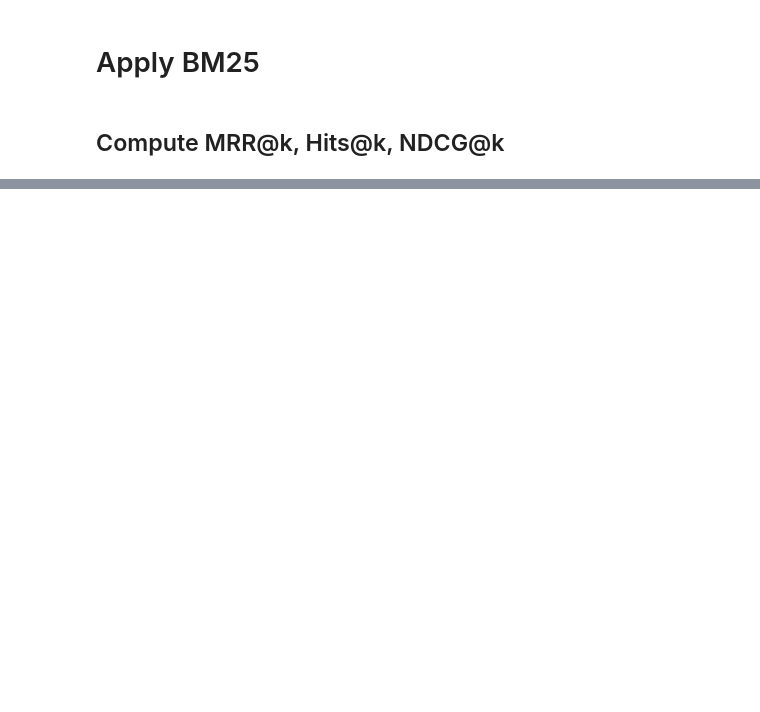
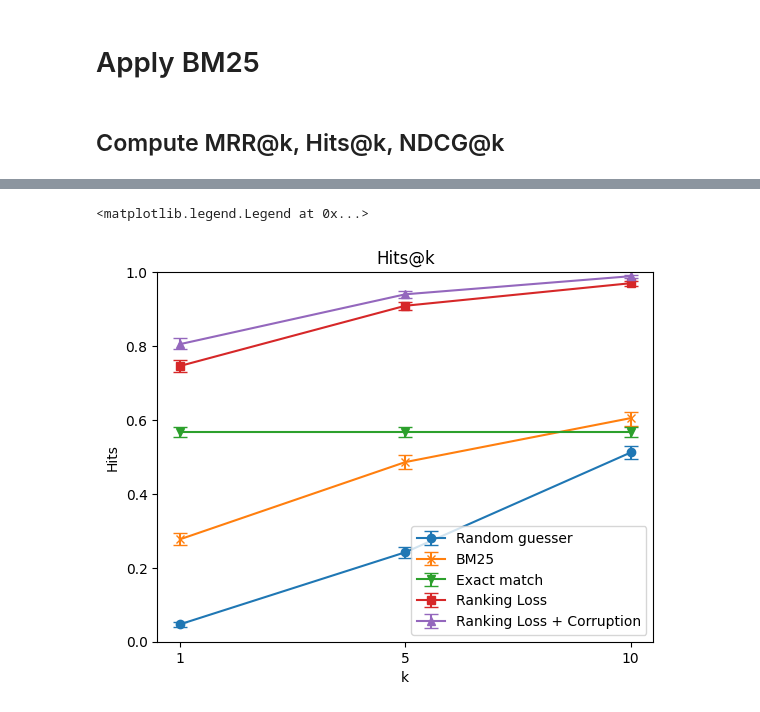
Before and after one commit to epfl-dlab/multilingual-entity-insertion, a Jupyter notebook: data_modelling/compare_models.ipynb, the cells around one changed output, grey strips where cells are left out. Drawn from its saved outputs; the diff is of its cells as text; code cells hidden in the pictures; blank space fills up the shorter version.

```diff
--- a/data_modelling/compare_models.ipynb
+++ b/data_modelling/compare_models.ipynb
@@ -194,0 +216,4 @@ Hits
+# %%
+hits_at_k_bm25 = compute_hits(test_df['bm25_rank'].tolist())
+stratified_hits_at_k_bm25 = compute_stratified_hits(test_df['bm25_rank'].tolist(
+), test_df['noise_strategy'].tolist(), test_df['noise_strategy'].unique().tolist())
@@ -194,0 +234,4 @@ Hits
+# %%
+hits_at_k_exact = compute_hits(test_df['exact_match_rank'].tolist())
+stratified_hits_at_k_exact = compute_stratified_hits(test_df['exact_match_rank'].tolist(
+), test_df['noise_strategy'].tolist(), test_df['noise_strategy'].unique().tolist())
@@ -194,0 +280,16 @@ Hits
+# %%
+# Plot Hits
+fig, ax = plt.subplots()
+ax.set_title('Hits@k')
+ax.set_xlabel('k')
+ax.set_ylabel('Hits')
+ax.set_ylim(0, 1)
+ax.errorbar(hits_at_k_random.keys(), [hits_at_k_random[k]['score'] for k in hits_at_k_random.keys()], yerr=[[hits_at_k_random[k]['score'] - hits_at_k_random[k]['cl'][0] for k in hits_at_k_random.keys()], [hits_at_k_random[k]['cl'][1] - hits_at_k_random[k]['score'] for k in hits_at_k_random.keys()]], label='Random guesser', marker='o', capsize=5)
+ax.errorbar(hits_at_k_bm25.keys(), [hits_at_k_bm25[k]['score'] for k in hits_at_k_bm25.keys()], yerr=[[hits_at_k_bm25[k]['score'] - hits_at_k_bm25[k]['cl'][0] for k in hits_at_k_bm25.keys()], [hits_at_k_bm25[k]['cl'][1] - hits_at_k_bm25[k]['score'] for k in hits_at_k_bm25.keys()]], label='BM25', marker='x', capsize=5)
+ax.errorbar(hits_at_k_exact.keys(), [hits_at_k_exact[k]['score'] for k in hits_at_k_exact.keys()], yerr=[[hits_at_k_exact[k]['score'] - hits_at_k_exact[k]['cl'][0] for k in hits_at_k_exact.keys()], [hits_at_k_exact[k]['cl'][1] - hits_at_k_exact[k]['score'] for k in hits_at_k_exact.keys()]], label='Exact match', marker='v', capsize=5)
+ax.errorbar(hits_at_k_model_softmax_no_corruption.keys(), [hits_at_k_model_softmax_no_corruption[k]['score'] for k in hits_at_k_model_softmax_no_corruption.keys()], yerr=[[hits_at_k_model_softmax_no_corruption[k]['score'] - hits_at_k_model_softmax_no_corruption[k]['cl'][0] for k in hits_at_k_model_softmax_no_corruption.keys()], [hits_at_k_model_softmax_no_corruption[k]['cl'][1] - hits_at_k_model_softmax_no_corruption[k]['score'] for k in hits_at_k_model_softmax_no_corruption.keys()]], label='Ranking Loss', marker='s', capsize=5)
+ax.errorbar(hits_at_k_model_softmax_corruption.keys(), [hits_at_k_model_softmax_corruption[k]['score'] for k in hits_at_k_model_softmax_corruption.keys()], yerr=[[hits_at_k_model_softmax_corruption[k]['score'] - hits_at_k_model_softmax_corruption[k]['cl'][0] for k in hits_at_k_model_softmax_corruption.keys()], [hits_at_k_model_softmax_corruption[k]['cl'][1] - hits_at_k_model_softmax_corruption[k]['score'] for k in hits_at_k_model_softmax_corruption.keys()]], label='Ranking Loss + Corruption', marker='^', capsize=5)
+ax.legend()
+# %% [output]
+<matplotlib.legend.Legend at 0x...>
+[figure, added]
```
Also changed, not shown: parts of 62 cells of this notebook, 1 other file.
